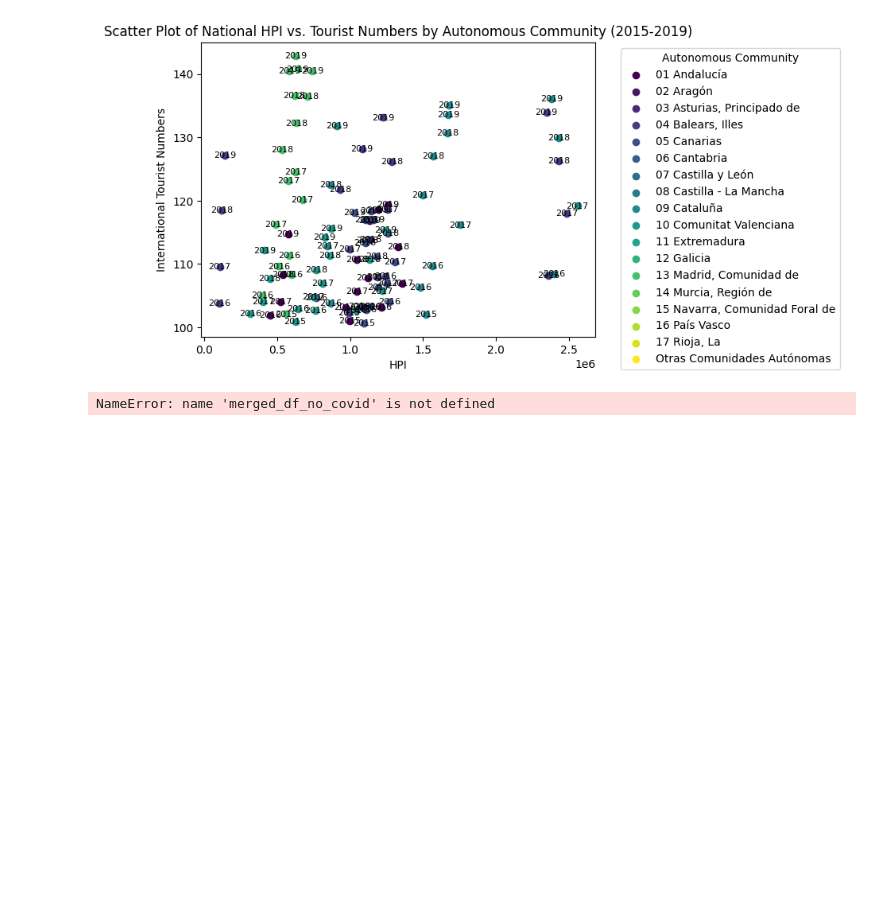
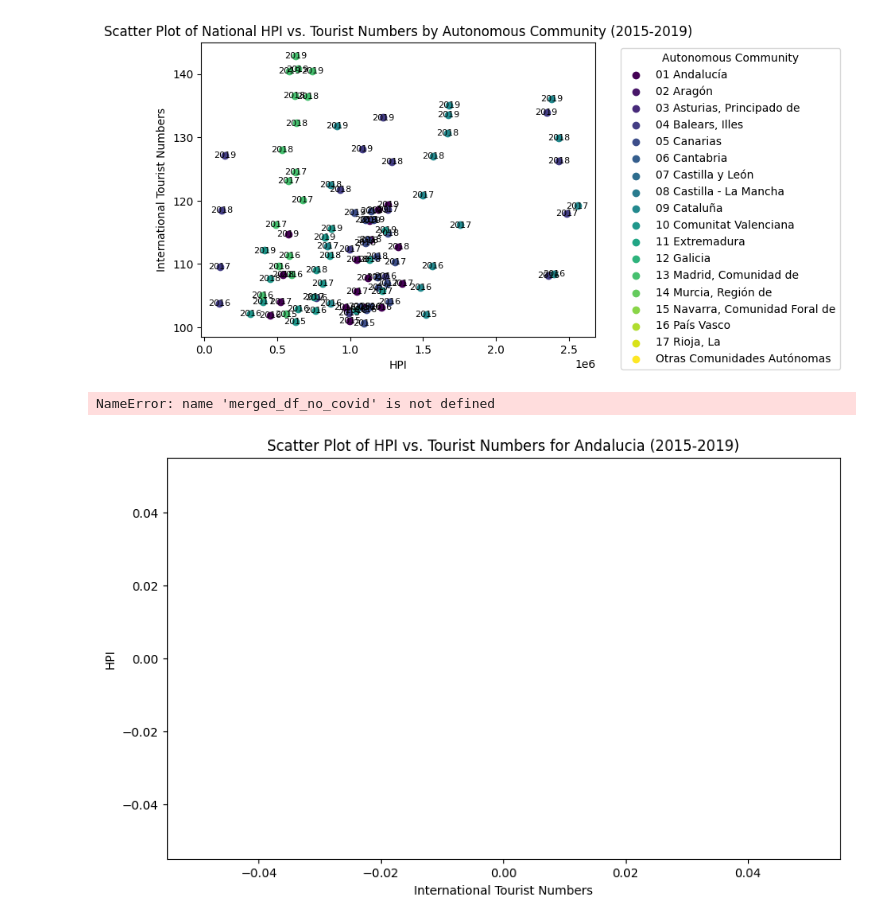
Before and after one commit to haruhiysd/QM-Group-Project, a Jupyter notebook: scatter_plots.ipynb, the cells around one changed output. Drawn from its saved outputs; the diff is of its cells as text; code cells hidden in the pictures; blank space fills up the shorter version.

```diff
--- a/scatter_plots.ipynb
+++ b/scatter_plots.ipynb
@@ -138,3 +138,30 @@ plt.show()
 #print(model1.summary())
 # %% [output]
 NameError: name 'merged_df_no_covid' is not defined
+# %%
+#scatter plot specifically for Andalucia with years and quarters labeled.
+
+import matplotlib.pyplot as plt
+
+# Filter data for Andalucia
+andalucia_data = df_quarterly_no_covid[df_quarterly_no_covid['Autonomous_community'] == 'Andalucía']
+
+# Create scatter plot
+plt.figure(figsize=(10, 6))  # Adjust figure size if needed
+plt.scatter(andalucia_data['Monthly_number_of_tourists'], andalucia_data['HPI'], color='blue')
+
+# Label points with year and quarter
+for _, row in andalucia_data.iterrows():
+    year = row['Period'].year
+    quarter = row['Period'].quarter  # Get quarter (1, 2, 3, or 4)
+    label = f"{year} Q{quarter}"  # Create label string
+    plt.text(row['Monthly_number_of_tourists'], row['HPI'], label, fontsize=8, ha='center', va='center')
+
+# Set labels and title
+plt.xlabel('International Tourist Numbers')
+plt.ylabel('HPI')
+plt.title('Scatter Plot of HPI vs. Tourist Numbers for Andalucia (2015-2019)')
+
+plt.show()
+# %% [output]
+[figure, added]
```
